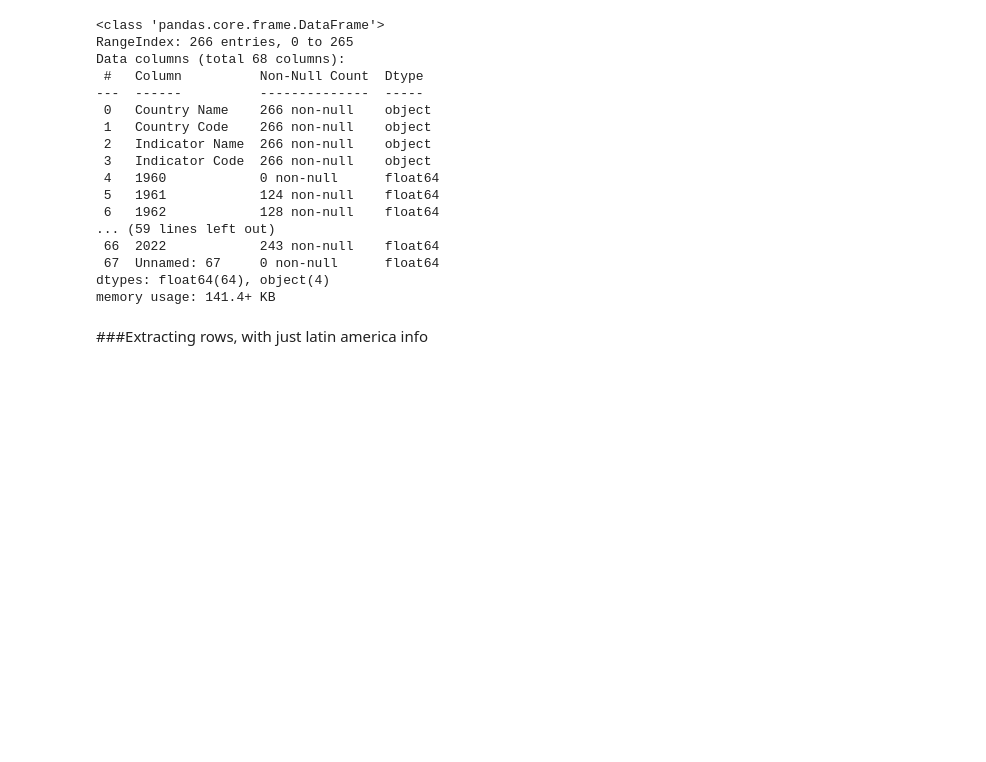
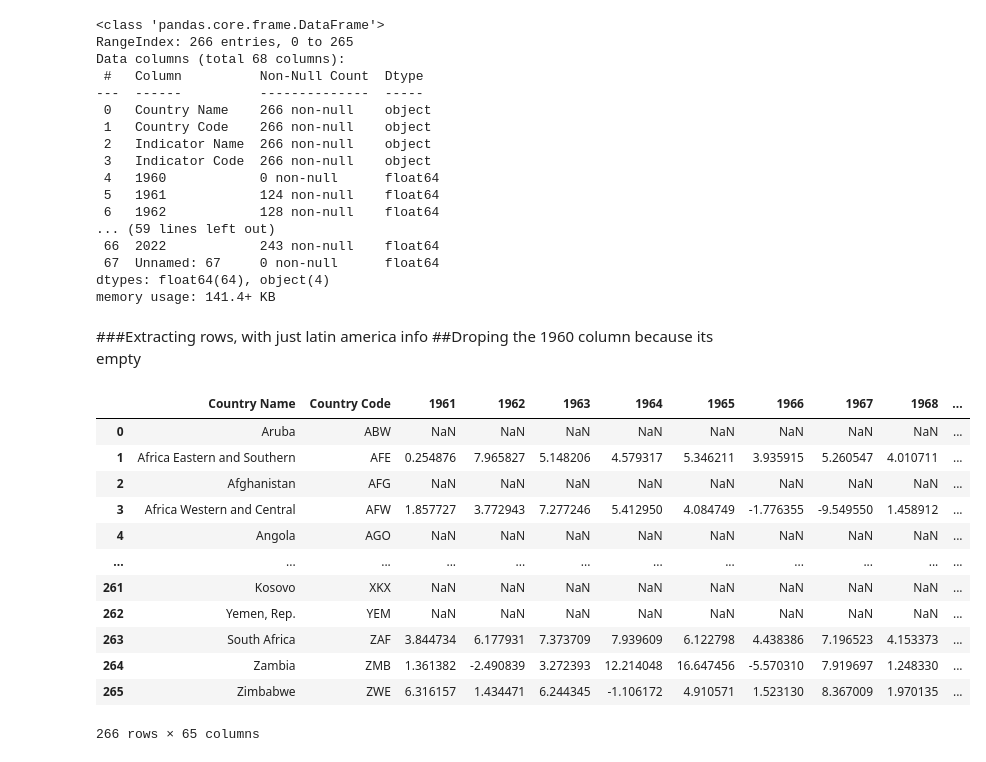
Before and after one commit to vsuwi/comp3610_groupK, a Jupyter notebook: project.ipynb, the cells around one changed output. Saved outputs shown, nothing was run; the diff lists cells and outputs as text; code cells hidden in the pictures; blank space fills up the shorter version.

Commit message:
cleaned up the data by removing 1960 column and Indicator name and Indicator Code

```diff
--- a/project.ipynb
+++ b/project.ipynb
@@ -245,6 +245,26 @@ dtypes: float64(64), object(4)
 memory usage: 141.4+ KB
 # %% [markdown]
 ###Extracting rows, with just latin america info
+##Droping the 1960 column because its empty
+# %%
+gdp_countries=gdp_countries.drop('1960', axis=1)
+gdp_countries=gdp_countries.drop('Indicator Code', axis=1)
+gdp_countries=gdp_countries.drop('Indicator Name', axis=1)
+gdp_countries
+# %% [output]
+|  | Country Name | Country Code | 1961 | 1962 | 1963 | 1964 | 1965 | 1966 | 1967 | 1968 | ... |
+| 0 | Aruba | ABW | NaN | NaN | NaN | NaN | NaN | NaN | NaN | NaN | ... |
+| 1 | Africa Eastern and Southern | AFE | 0.254876 | 7.965827 | 5.148206 | 4.579317 | 5.346211 | 3.935915 | 5.260547 | 4.010711 | ... |
+| 2 | Afghanistan | AFG | NaN | NaN | NaN | NaN | NaN | NaN | NaN | NaN | ... |
+| 3 | Africa Western and Central | AFW | 1.857727 | 3.772943 | 7.277246 | 5.412950 | 4.084749 | -1.776355 | -9.549550 | 1.458912 | ... |
+| 4 | Angola | AGO | NaN | NaN | NaN | NaN | NaN | NaN | NaN | NaN | ... |
+| ... | ... | ... | ... | ... | ... | ... | ... | ... | ... | ... | ... |
+| 261 | Kosovo | XKX | NaN | NaN | NaN | NaN | NaN | NaN | NaN | NaN | ... |
+| 262 | Yemen, Rep. | YEM | NaN | NaN | NaN | NaN | NaN | NaN | NaN | NaN | ... |
+| 263 | South Africa | ZAF | 3.844734 | 6.177931 | 7.373709 | 7.939609 | 6.122798 | 4.438386 | 7.196523 | 4.153373 | ... |
+| 264 | Zambia | ZMB | 1.361382 | -2.490839 | 3.272393 | 12.214048 | 16.647456 | -5.570310 | 7.919697 | 1.248330 | ... |
+| 265 | Zimbabwe | ZWE | 6.316157 | 1.434471 | 6.244345 | -1.106172 | 4.910571 | 1.523130 | 8.367009 | 1.970135 | ... |
+266 rows × 65 columns
 # %%
 latin_gdp=[]
 for index, rows in gdp_countries.iterrows():
```
Also changed, not shown: parts of 1 cell of this notebook.
